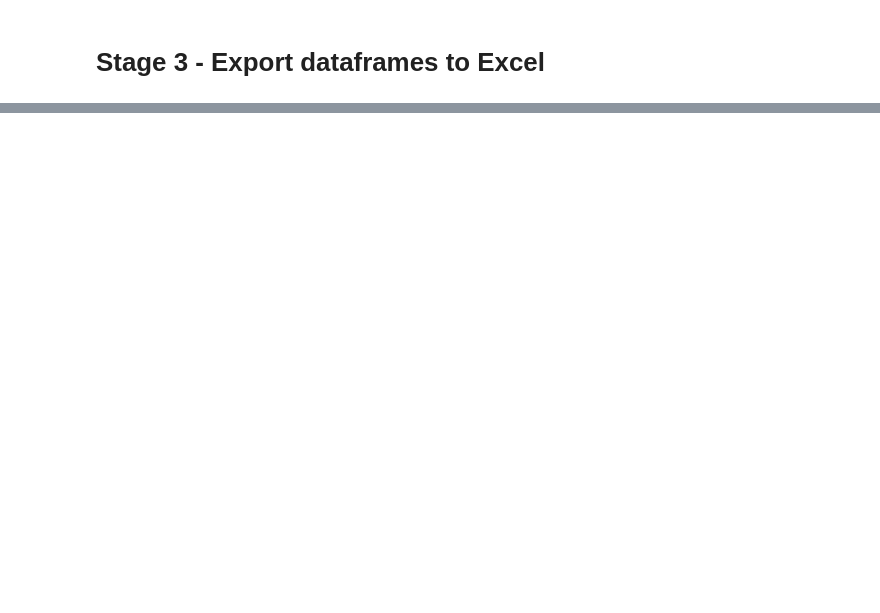
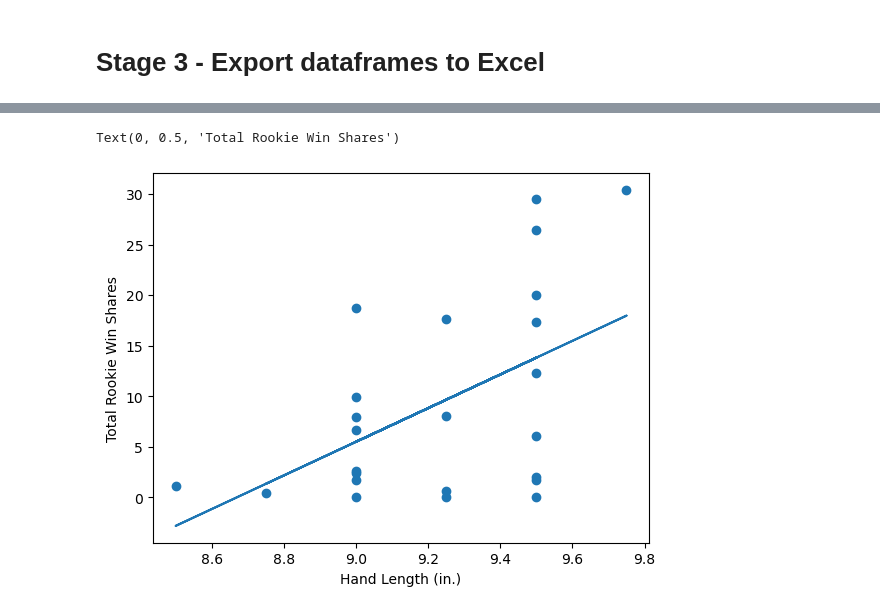
Before and after one commit to CODINGCAREBEAR/Data-Analysis-for-Weekly-Trivia, a Jupyter notebook: NBA Analysis.ipynb, the cells around one changed output, grey strips where cells are left out. Saved outputs shown, nothing was run; the diff lists cells and outputs as text; code cells hidden in the pictures; blank space fills up the shorter version.

```diff
--- a/NBA Analysis.ipynb
+++ b/NBA Analysis.ipynb
@@ -234,0 +484,4 @@ list_of_dataframe_names.append('Player Salary')
+# %%
+vegas_expectations_df = pd.read_csv('2023 Vegas Odds.txt')
+vegas_expectations_df['Expected Win %'] = vegas_expectations_df['W-L O/U']/82
+vegas_expectations_df
@@ -969,0 +1501,26 @@ writer.close
+# %%
+index_of_interest = 0
+
+# Define variable using index above and
+variable = r_squared_df['Variable'][index_of_interest]
+temporary_df = combine_merged_df.loc[(combine_merged_df[variable].notnull())&(combine_merged_df['position']==position)]
+
+# Define X and Y variables
+x = temporary_df[variable]
+y = temporary_df['Total Rookie Win Shares']
+
+# Create scatterplot
+plt.scatter(x,y)
+
+# Determine a and b to help plot line of best fit
+a, b = np.polyfit(x, y, 1)
+
+# Plot line of best fit against scatterplot points
+plt.plot(x, a*x+b)
+
+# Define labels
+plt.xlabel(variable)
+plt.ylabel('Total Rookie Win Shares')
+# %% [output]
+Text(0, 0.5, 'Total Rookie Win Shares')
+[figure, added]
```
Also changed, not shown: parts of 112 cells of this notebook, 13 other files.
